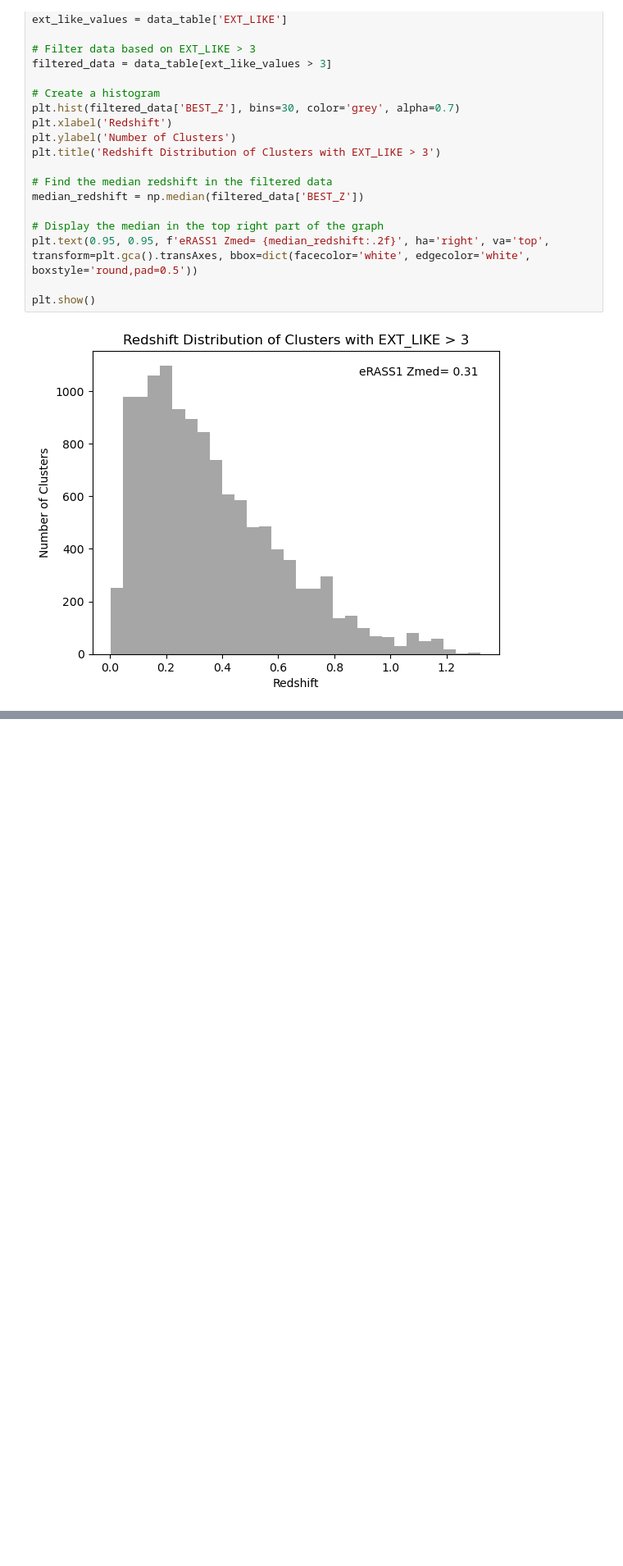
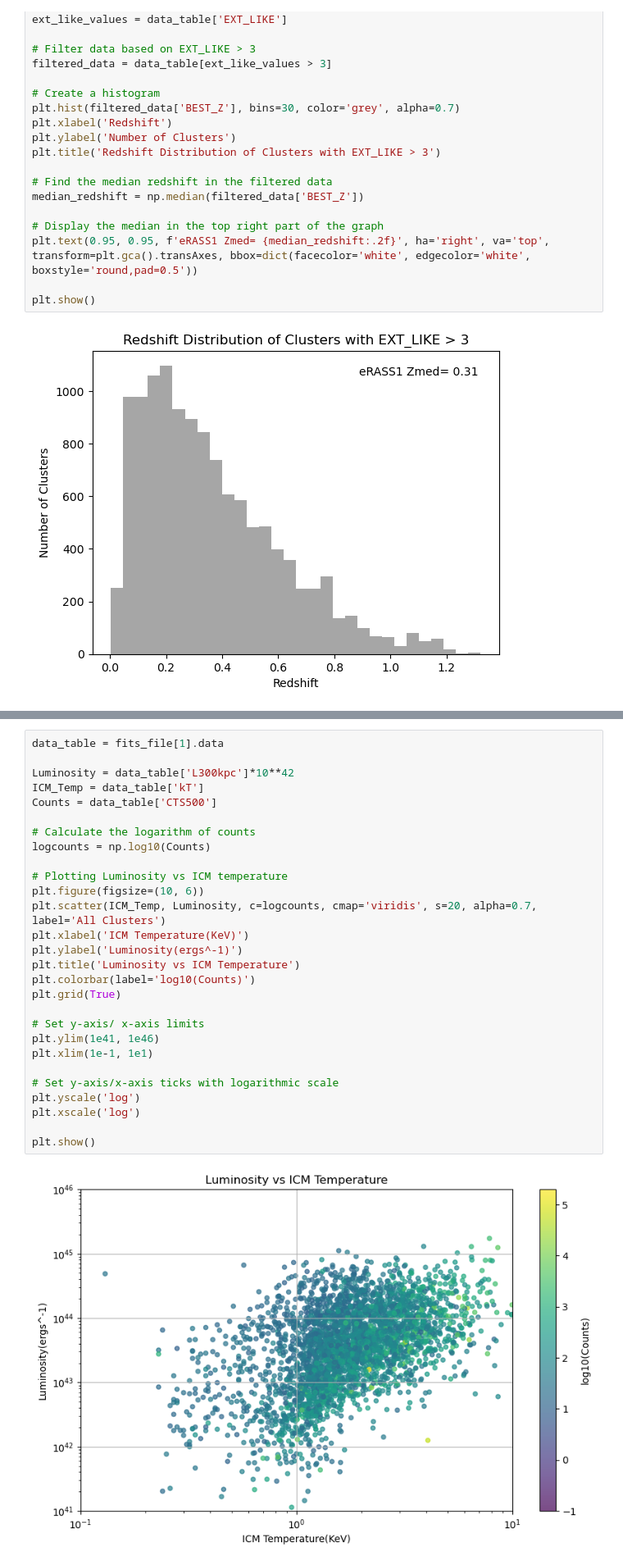
Before and after one commit to RyanNease/GoGreeneRosita, a Jupyter notebook: eROSITACatalog.ipynb, the cells around one changed output, grey strips where cells are left out. Shown at 82% size. Drawn from its saved outputs; the diff is of its cells as text; blank space fills up the shorter version.

```diff
--- a/eROSITACatalog.ipynb
+++ b/eROSITACatalog.ipynb
@@ -231,0 +345,30 @@ plt.show()
+# %%
+data_table = fits_file[1].data
+
+Luminosity = data_table['L300kpc']*10**42
+ICM_Temp = data_table['kT']
+Counts = data_table['CTS500']
+
+# Calculate the logarithm of counts
+logcounts = np.log10(Counts)
+
+# Plotting Luminosity vs ICM temperature
+plt.figure(figsize=(10, 6))
+plt.scatter(ICM_Temp, Luminosity, c=logcounts, cmap='viridis', s=20, alpha=0.7, label='All Clusters')
+plt.xlabel('ICM Temperature(KeV)')
+plt.ylabel('Luminosity(ergs^-1)')
+plt.title('Luminosity vs ICM Temperature')
+plt.colorbar(label='log10(Counts)')
+plt.grid(True)
+
+# Set y-axis/ x-axis limits
+plt.ylim(1e41, 1e46)
+plt.xlim(1e-1, 1e1)
+
+# Set y-axis/x-axis ticks with logarithmic scale
+plt.yscale('log')
+plt.xscale('log')
+
+plt.show()
+# %% [output]
+[figure, added]
```
Also changed, not shown: parts of 10 cells of this notebook.
